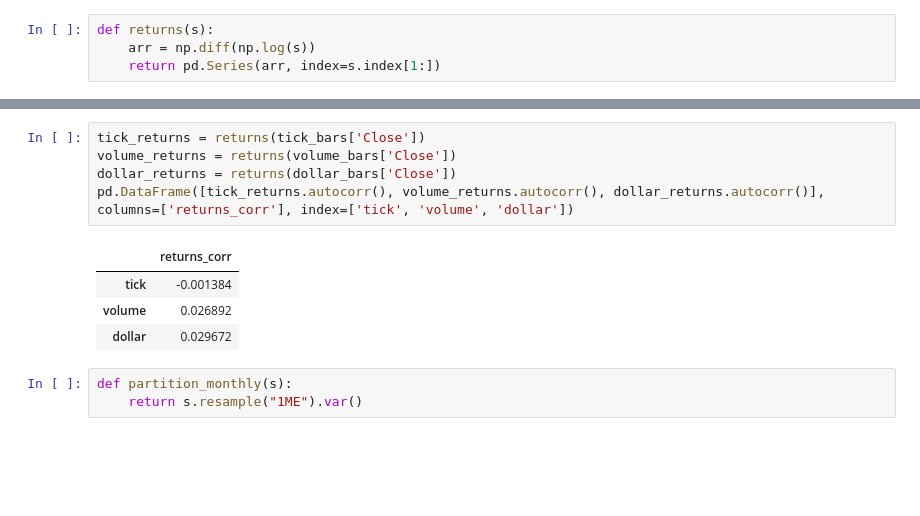
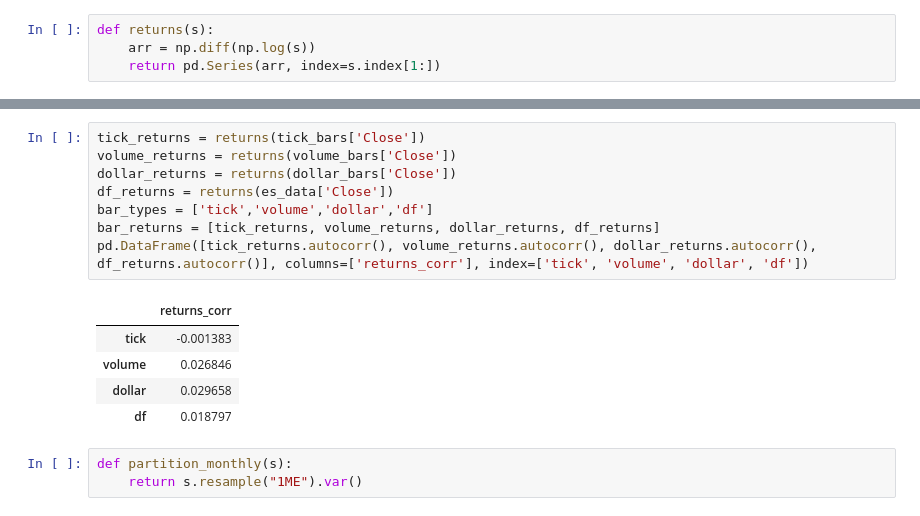
Before and after one commit to Goooo4it/Advances-in-Financial-Machine-Learning, a Jupyter notebook: 2.Financial_Data_Structures.ipynb, the cells around one changed output, grey strips where cells are left out. Drawn from its saved outputs; the diff is of its cells as text; blank space fills up the shorter version.

```diff
--- a/2.Financial_Data_Structures.ipynb
+++ b/2.Financial_Data_Structures.ipynb
@@ -199,13 +205,17 @@ def returns(s):
 # %%
 tick_returns = returns(tick_bars['Close'])
 volume_returns = returns(volume_bars['Close'])
 dollar_returns = returns(dollar_bars['Close'])
-pd.DataFrame([tick_returns.autocorr(), volume_returns.autocorr(), dollar_returns.autocorr()], columns=['returns_corr'], index=['tick', 'volume', 'dollar'])
+df_returns = returns(es_data['Close'])
+bar_types = ['tick','volume','dollar','df']
+bar_returns = [tick_returns, volume_returns, dollar_returns, df_returns]
+pd.DataFrame([tick_returns.autocorr(), volume_returns.autocorr(), dollar_returns.autocorr(), df_returns.autocorr()], columns=['returns_corr'], index=['tick', 'volume', 'dollar', 'df'])
 # %% [output]
 |  | returns_corr |
-| tick | -0.001384 |
-| volume | 0.026892 |
-| dollar | 0.029672 |
+| tick | -0.001383 |
+| volume | 0.026846 |
+| dollar | 0.029658 |
+| df | 0.018797 |
 # %%
 def partition_monthly(s):
     return s.resample("1ME").var()
```
Also changed, not shown: parts of 16 cells of this notebook.
